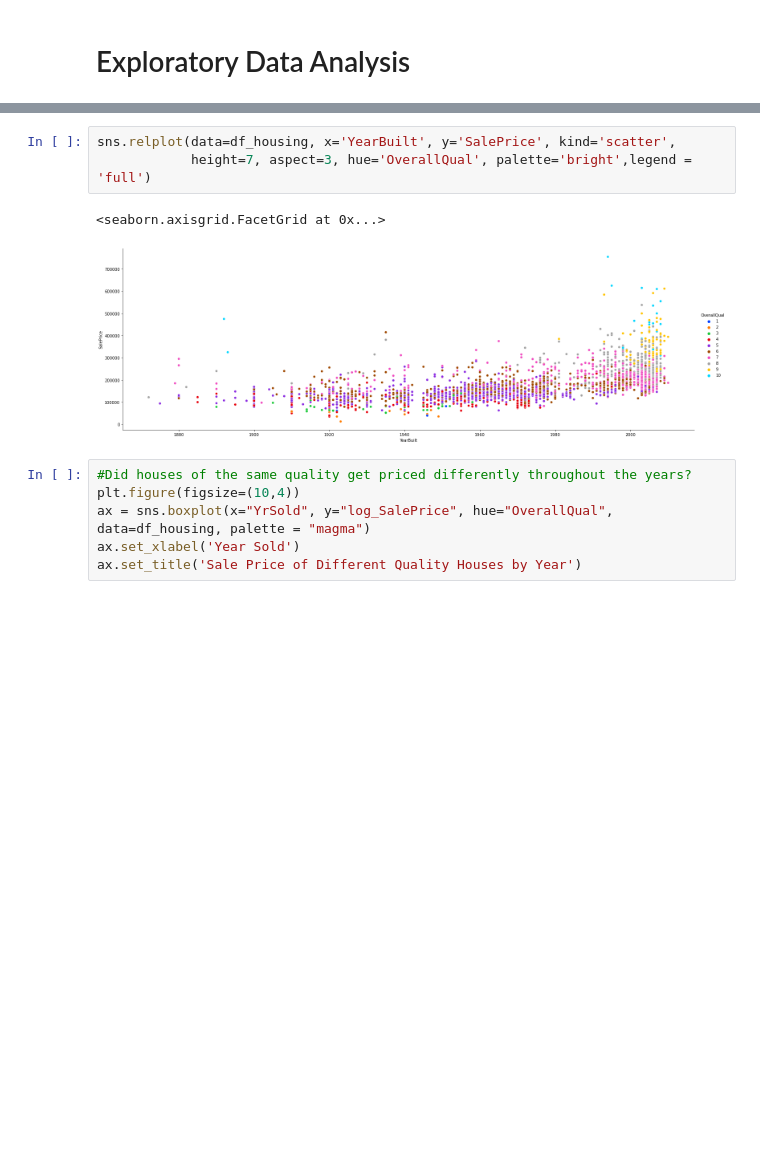
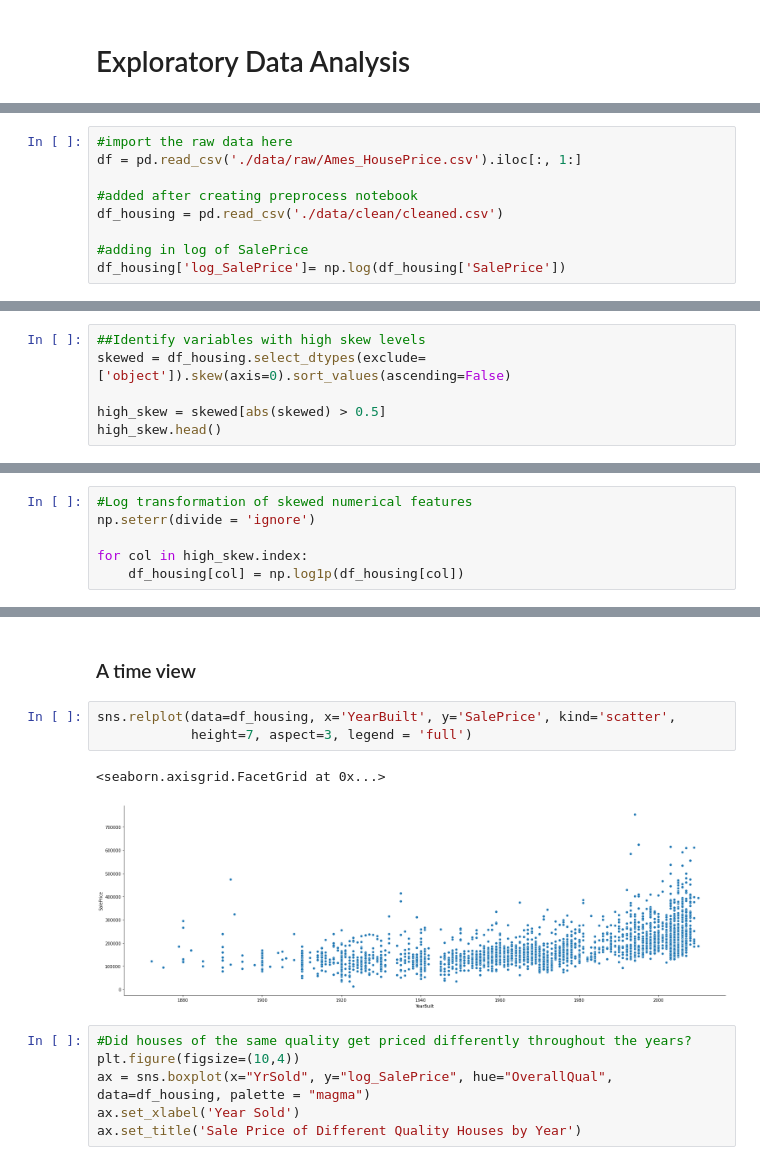
Before and after one commit to nickelworks/housing-prediction, a Jupyter notebook: 1_eda.ipynb, the cells around one changed output, grey strips where cells are left out. Saved outputs shown, nothing was run; the diff lists cells and outputs as text; blank space fills up the shorter version.

```diff
--- a/1_eda.ipynb
+++ b/1_eda.ipynb
@@ -49,0 +32,9 @@ Blob Ames_HousePrice.csv downloaded to file path ./data/raw/Ames_HousePrice.csv.
+# %%
+#import the raw data here
+df = pd.read_csv('./data/raw/Ames_HousePrice.csv').iloc[:, 1:]
+
+#added after creating preprocess notebook
+df_housing = pd.read_csv('./data/clean/cleaned.csv')
+
+#adding in log of SalePrice
+df_housing['log_SalePrice']= np.log(df_housing['SalePrice'])
@@ -78,0 +152,6 @@ df_housing.corr()[['SalePrice']].sort_values(by='SalePrice', ascending=False).he
+# %%
+##Identify variables with high skew levels
+skewed = df_housing.select_dtypes(exclude=['object']).skew(axis=0).sort_values(ascending=False)
+
+high_skew = skewed[abs(skewed) > 0.5]
+high_skew.head()
@@ -78,0 +186,6 @@ df_housing.corr()[['SalePrice']].sort_values(by='SalePrice', ascending=False).he
+# %%
+#Log transformation of skewed numerical features
+np.seterr(divide = 'ignore')
+
+for col in high_skew.index:
+    df_housing[col] = np.log1p(df_housing[col])
@@ -125,9 +256,11 @@ for variable, subplot in zip(ordinal2, ax.flatten()):
+# %% [markdown]
+### A time view
 # %%
 sns.relplot(data=df_housing, x='YearBuilt', y='SalePrice', kind='scatter',
-            height=7, aspect=3, hue='OverallQual', palette='bright',legend = 'full')
+            height=7, aspect=3, legend = 'full')
 # %% [output]
 <seaborn.axisgrid.FacetGrid at 0x...>
-[figure, old version]
+[figure, new version]
 # %%
 #Did houses of the same quality get priced differently throughout the years?
 plt.figure(figsize=(10,4))
```
Also changed, not shown: parts of 61 cells of this notebook, 4 other files.
